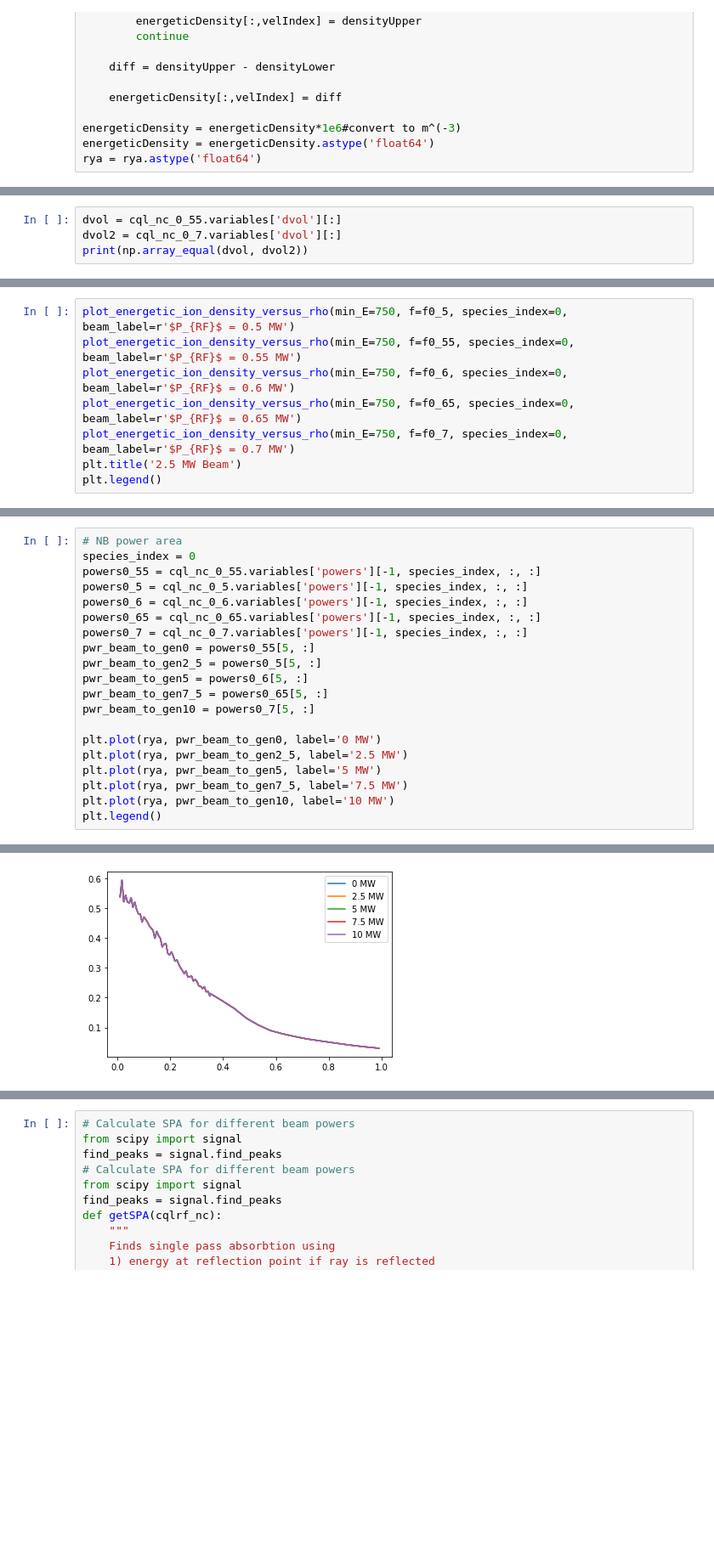
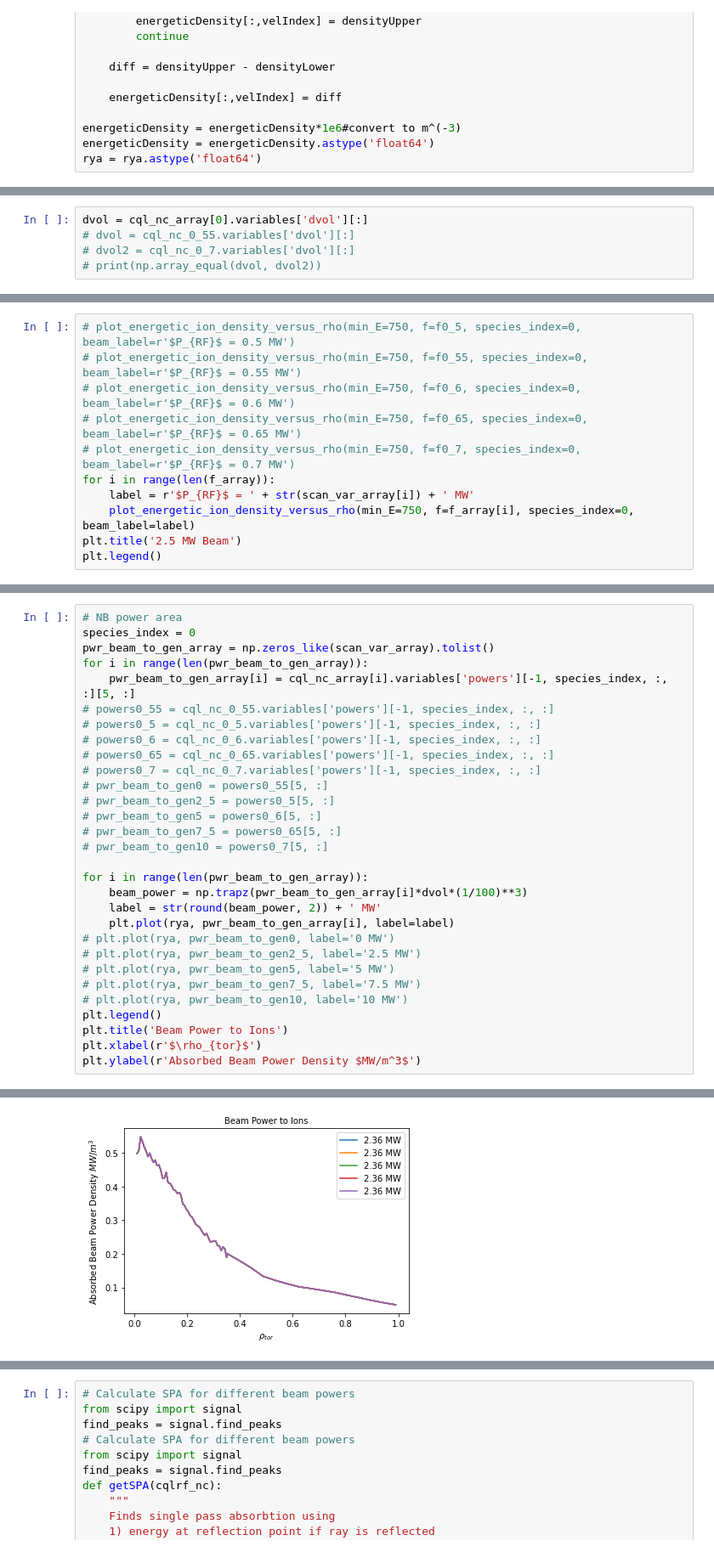
Before and after one commit to vandelij/genray_cql3d_plots, a Jupyter notebook: shots/147634/scan_beam_and_RF/beam_2_5_scan/rf_zoom_pwrscan_notebook.ipynb, the cells around one changed output, grey strips where cells are left out. Shown at 85% size. Cells and saved outputs as stored; diff of their text form; blank space fills up the shorter version.

Commit message:
doing shot 14.. scan. Created a new generic script

```diff
--- a/shots/147634/scan_beam_and_RF/beam_2_5_scan/rf_zoom_pwrscan_notebook.ipynb
+++ b/shots/147634/scan_beam_and_RF/beam_2_5_scan/rf_zoom_pwrscan_notebook.ipynb
@@ -284,4 +301,5 @@ plt.show()
 # %%
-dvol = cql_nc_0_55.variables['dvol'][:]
-dvol2 = cql_nc_0_7.variables['dvol'][:]
-print(np.array_equal(dvol, dvol2))
+dvol = cql_nc_array[0].variables['dvol'][:]
+# dvol = cql_nc_0_55.variables['dvol'][:]
+# dvol2 = cql_nc_0_7.variables['dvol'][:]
+# print(np.array_equal(dvol, dvol2))
@@ -509,9 +574,12 @@ plt.legend()
 # %%
-plot_energetic_ion_density_versus_rho(min_E=750, f=f0_5, species_index=0, beam_label=r'$P_{RF}$ = 0.5 MW')
-plot_energetic_ion_density_versus_rho(min_E=750, f=f0_55, species_index=0, beam_label=r'$P_{RF}$ = 0.55 MW')
-plot_energetic_ion_density_versus_rho(min_E=750, f=f0_6, species_index=0, beam_label=r'$P_{RF}$ = 0.6 MW')
-plot_energetic_ion_density_versus_rho(min_E=750, f=f0_65, species_index=0, beam_label=r'$P_{RF}$ = 0.65 MW')
-plot_energetic_ion_density_versus_rho(min_E=750, f=f0_7, species_index=0, beam_label=r'$P_{RF}$ = 0.7 MW')
+# plot_energetic_ion_density_versus_rho(min_E=750, f=f0_5, species_index=0, beam_label=r'$P_{RF}$ = 0.5 MW')
+# plot_energetic_ion_density_versus_rho(min_E=750, f=f0_55, species_index=0, beam_label=r'$P_{RF}$ = 0.55 MW')
+# plot_energetic_ion_density_versus_rho(min_E=750, f=f0_6, species_index=0, beam_label=r'$P_{RF}$ = 0.6 MW')
+# plot_energetic_ion_density_versus_rho(min_E=750, f=f0_65, species_index=0, beam_label=r'$P_{RF}$ = 0.65 MW')
+# plot_energetic_ion_density_versus_rho(min_E=750, f=f0_7, species_index=0, beam_label=r'$P_{RF}$ = 0.7 MW')
+for i in range(len(f_array)):
+    label = r'$P_{RF}$ = ' + str(scan_var_array[i]) + ' MW'
+    plot_energetic_ion_density_versus_rho(min_E=750, f=f_array[i], species_index=0, beam_label=label)
 plt.title('2.5 MW Beam')
 plt.legend()
 # %% [output]
@@ -520,21 +588,31 @@ plt.legend()
 # %%
 # NB power area
 species_index = 0
-powers0_55 = cql_nc_0_55.variables['powers'][-1, species_index, :, :]
-powers0_5 = cql_nc_0_5.variables['powers'][-1, species_index, :, :]
-powers0_6 = cql_nc_0_6.variables['powers'][-1, species_index, :, :]
-powers0_65 = cql_nc_0_65.variables['powers'][-1, species_index, :, :]
-powers0_7 = cql_nc_0_7.variables['powers'][-1, species_index, :, :]
-pwr_beam_to_gen0 = powers0_55[5, :]
-pwr_beam_to_gen2_5 = powers0_5[5, :]
-pwr_beam_to_gen5 = powers0_6[5, :]
-pwr_beam_to_gen7_5 = powers0_65[5, :]
-pwr_beam_to_gen10 = powers0_7[5, :]
+pwr_beam_to_gen_array = np.zeros_like(scan_var_array).tolist()
+for i in range(len(pwr_beam_to_gen_array)):
+    pwr_beam_to_gen_array[i] = cql_nc_array[i].variables['powers'][-1, species_index, :, :][5, :]
+# powers0_55 = cql_nc_0_55.variables['powers'][-1, species_index, :, :]
+# powers0_5 = cql_nc_0_5.variables['powers'][-1, species_index, :, :]
+# powers0_6 = cql_nc_0_6.variables['powers'][-1, species_index, :, :]
+# powers0_65 = cql_nc_0_65.variables['powers'][-1, species_index, :, :]
+# powers0_7 = cql_nc_0_7.variables['powers'][-1, species_index, :, :]
+# pwr_beam_to_gen0 = powers0_55[5, :]
+# pwr_beam_to_gen2_5 = powers0_5[5, :]
+# pwr_beam_to_gen5 = powers0_6[5, :]
+# pwr_beam_to_gen7_5 = powers0_65[5, :]
+# pwr_beam_to_gen10 = powers0_7[5, :]
 
-plt.plot(rya, pwr_beam_to_gen0, label='0 MW')
-plt.plot(rya, pwr_beam_to_gen2_5, label='2.5 MW')
-plt.plot(rya, pwr_beam_to_gen5, label='5 MW')
-plt.plot(rya, pwr_beam_to_gen7_5, label='7.5 MW')
-plt.plot(rya, pwr_beam_to_gen10, label='10 MW')
+for i in range(len(pwr_beam_to_gen_array)):
+    beam_power = np.trapz(pwr_beam_to_gen_array[i]*dvol*(1/100)**3)
+    label = str(round(beam_power, 2)) + ' MW'
+    plt.plot(rya, pwr_beam_to_gen_array[i], label=label)
+# plt.plot(rya, pwr_beam_to_gen0, label='0 MW')
+# plt.plot(rya, pwr_beam_to_gen2_5, label='2.5 MW')
+# plt.plot(rya, pwr_beam_to_gen5, label='5 MW')
+# plt.plot(rya, pwr_beam_to_gen7_5, label='7.5 MW')
+# plt.plot(rya, pwr_beam_to_gen10, label='10 MW')
 plt.legend()
+plt.title('Beam Power to Ions')
+plt.xlabel(r'$\rho_{tor}$')
+plt.ylabel(r'Absorbed Beam Power Density $MW/m^3$')
 # %% [output]
@@ -542,2 +620,2 @@ plt.legend()
-[figure, old version]
+[figure, new version]
 # %%
```
Also changed, not shown: parts of 19 cells of this notebook, 5 other files.
